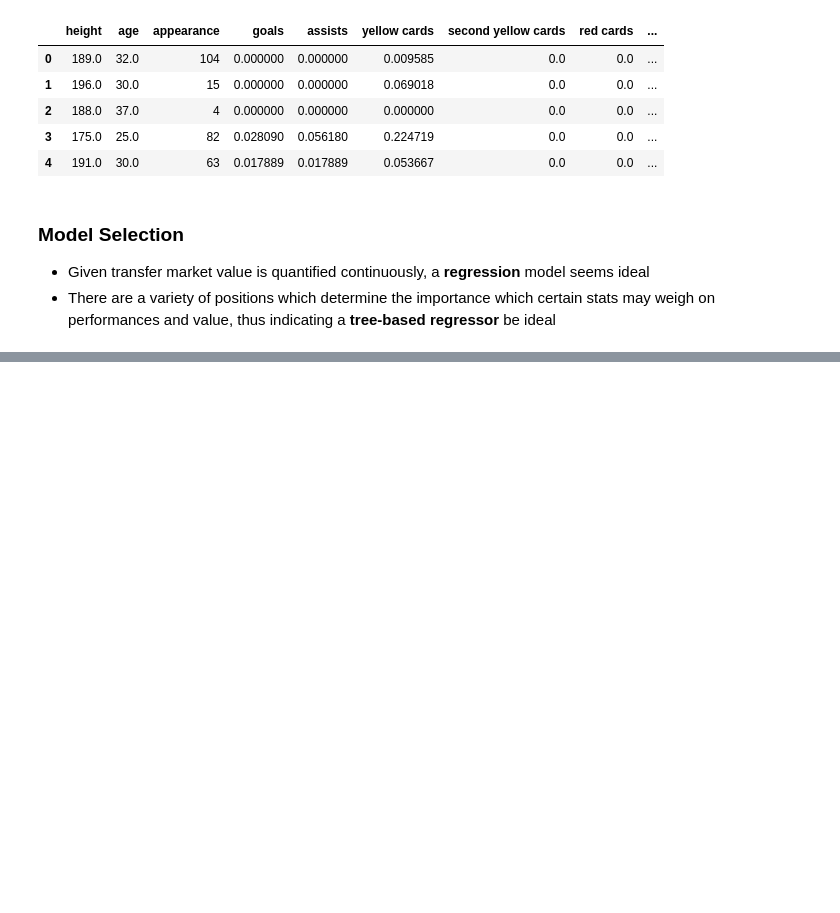
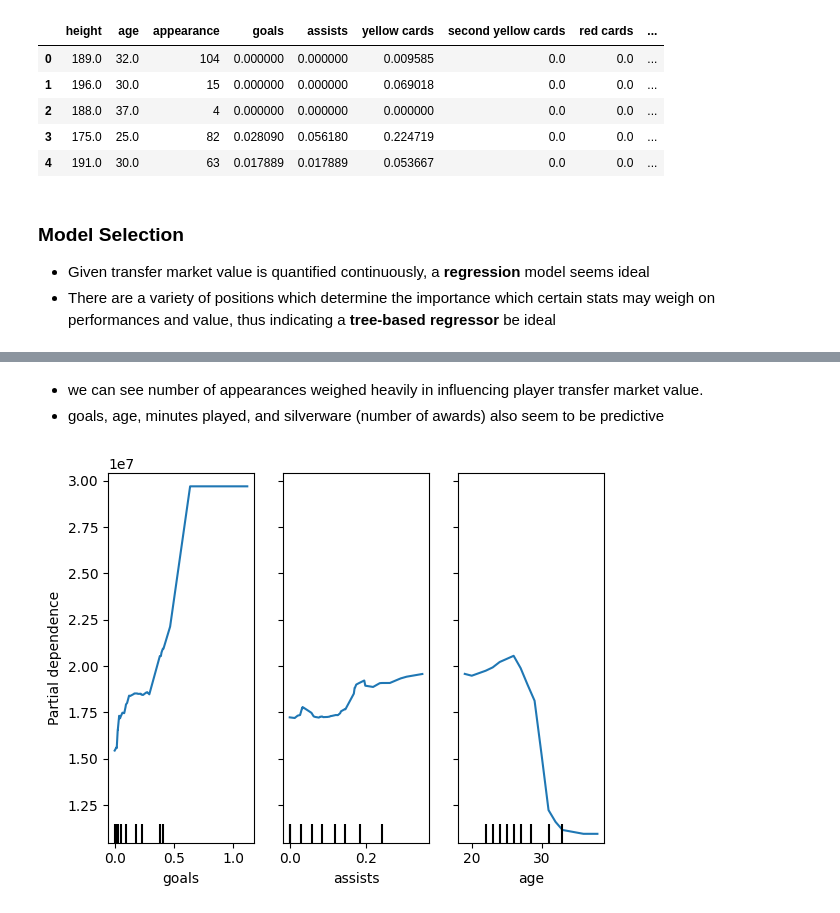
Before and after one commit to ishanvepa/predicting-soccer-player-transfer-value, a Jupyter notebook: notebook/predicting_soccer_player_transfer_value_nb.ipynb, the cells around one changed output, grey strips where cells are left out. Saved outputs shown, nothing was run; the diff lists cells and outputs as text; code cells hidden in the pictures; blank space fills up the shorter version.

Commit message:
showing performance metrics and data visualizations on partial dependence

```diff
--- a/notebook/predicting_soccer_player_transfer_value_nb.ipynb
+++ b/notebook/predicting_soccer_player_transfer_value_nb.ipynb
@@ -111,8 +112,7 @@ import matplotlib.pyplot as plt
 
 X = df.drop(columns=["current_value"])
 y = df["current_value"]
-
-X_train, X_test, y_train, y_test = train_test_split(X, y, test_size=0.2, random_state=42)
+X_train, X_test, y_train, y_test = train_test_split(X, y, test_size=0.33, random_state=42)
 
 rf = RandomForestRegressor(
     # n_estimators=100,
@@ -126,7 +126,6 @@ rf.fit(X_train, y_train)
 y_pred = rf.predict(X_test)
 rmse = root_mean_squared_error(y_test, y_pred)
 mae = mean_absolute_error(y_test, y_pred)
-
 print(f"RMSE: {rmse:,.0f}")
 print(f"MAE: {mae:,.0f}")
 # %% [output]
@@ -146 +204,11 @@ plt.show()
 [figure]
+# %% [markdown]
+- we can see number of appearances weighed heavily in influencing player transfer market value.
+- goals, age, minutes played, and silverware (number of awards) also seem to be predictive
+# %%
+from sklearn.inspection import PartialDependenceDisplay
+
+PartialDependenceDisplay.from_estimator(rf, X_test, ['goals', 'assists', 'age'])
+plt.show()
+# %% [output]
+[figure, added]
```
Also changed, not shown: parts of 4 cells of this notebook.
